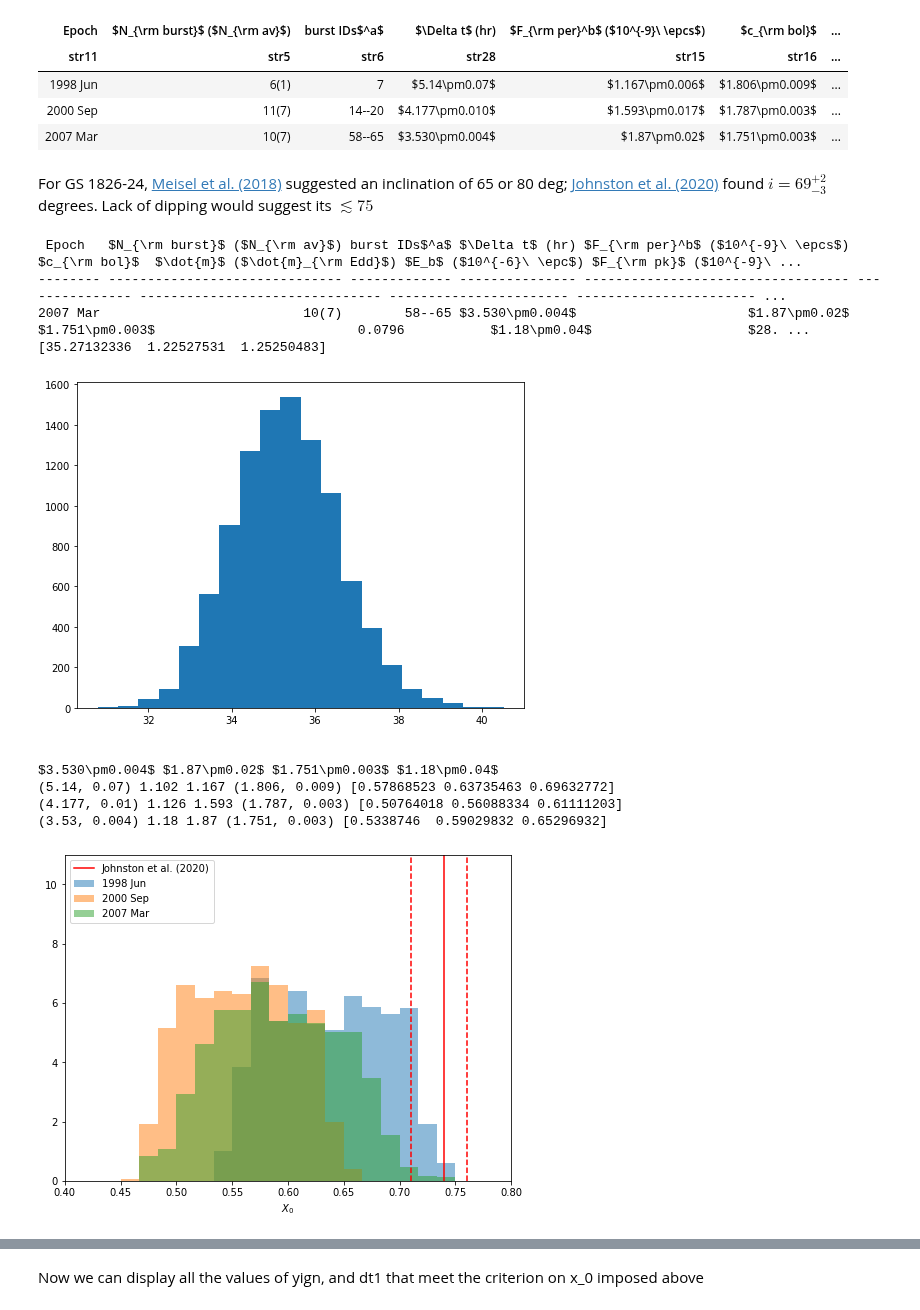
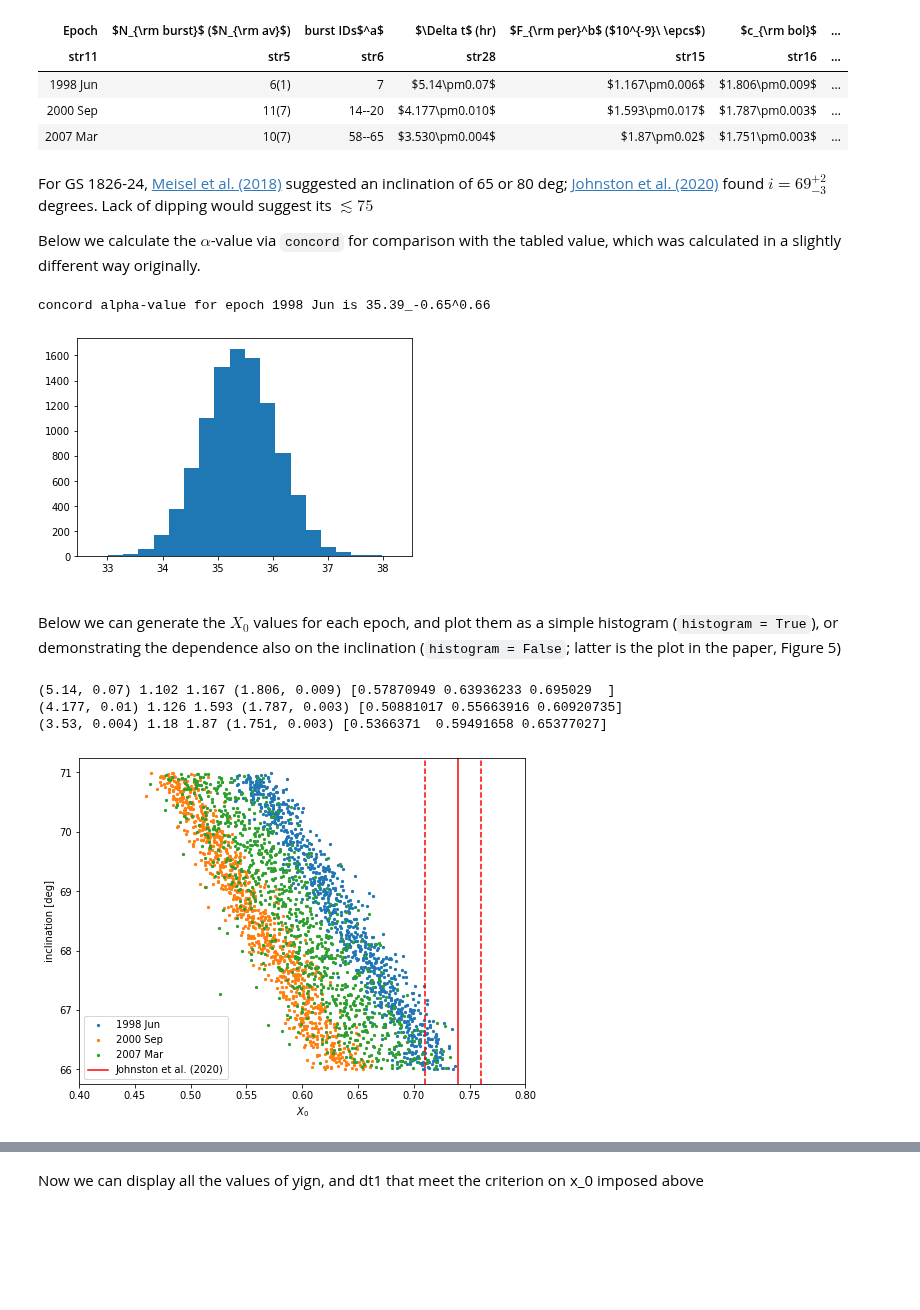
Before and after one commit to outs1der/concord, a Jupyter notebook: Inferring burster properties.ipynb, the cells around one changed output, grey strips where cells are left out. Saved outputs shown, nothing was run; the diff lists cells and outputs as text; code cells hidden in the pictures; blank space fills up the shorter version.

```diff
--- a/Inferring burster properties.ipynb
+++ b/Inferring burster properties.ipynb
@@ -662,35 +629,36 @@ Table length=3
 | 2007 Mar | 10(7) | 58--65 | $3.530\pm0.004$ | $1.87\pm0.02$ | $1.751\pm0.003$ | ... |
 # %% [markdown]
 For GS 1826-24, [Meisel et al. (2018)](https://ui.adsabs.harvard.edu/abs/2018ApJ...860..147M) suggested an inclination of 65 or 80 deg; [Johnston et al. (2020)](https://ui.adsabs.harvard.edu/abs/2020MNRAS.494.4576J) found $i = 69^{+2}_{-3}$ degrees. Lack of dipping would suggest its $\lesssim75$
+
+Below we calculate the $\alpha$-value via `concord` for comparison with the tabled value, which was calculated in a slightly different way originally.
 # %%
-print (obs.table[i])
+# print (obs.table[i])
 
 tdel = cd.decode_LaTeX(obs.table[i][3])
 fper, e_fper = cd.decode_LaTeX(obs.table[i][4])
 fluen, fluene  = cd.decode_LaTeX(obs.table[i][7])
 bc, bce = cd.decode_LaTeX(obs.table[i][5])
 
 alpha = cd.alpha(tdel, (fluen, fluene), (fper, e_fper), c_bol=(bc, bce),
                     fulldist=True,nsamp=10000)
 
 with quantity_support():
     plt.hist(alpha['alpha'].distribution,bins=20)
 
 result = cd.intvl_to_errors( np.percentile(alpha['alpha'].distribution, [50, 50-cd.CONF/2., 50+cd.CONF/2.]))
-print (result)
+
+print ("concord alpha-value for epoch {} is {:.2f}_{:.2f}^{:.2f}".format(
+    obs.table[i][0],result[0],-result[1],result[2]))
 # %% [output]
- Epoch   $N_{\rm burst}$ ($N_{\rm av}$) burst IDs$^a$ $\Delta t$ (hr) $F_{\rm per}^b$ ($10^{-9}\ \epcs$)  $c_{\rm bol}$  $\dot{m}$ ($\dot{m}_{\rm Edd}$) $E_b$ ($10^{-6}\ \epc$) $F_{\rm pk}$ ($10^{-9}\ ...
--------- ------------------------------ ------------- --------------- ---------------------------------- --------------- ------------------------------- ----------------------- ----------------------- ...
-2007 Mar                          10(7)        58--65 $3.530\pm0.004$                      $1.87\pm0.02$ $1.751\pm0.003$                          0.0796           $1.18\pm0.04$                    $28. ...
-[35.27132336  1.22527531  1.25250483]
+concord alpha-value for epoch 1998 Jun is 35.39_-0.65^0.66
-[figure, old version]
+[figure, new version]
+# %% [markdown]
+Below we can generate the $X_0$ values for each epoch, and plot them as a simple histogram (`histogram = True`), or demonstrating the dependence also on the inclination (`histogram = False`; latter is the plot in the paper, Figure 5)
 # %%
-print (obs.table[i][3], obs.table[i][4], obs.table[i][5], obs.table[i][7])
-
 # Loop over the three epochs and determine the X_0 distribution for each one, comparing with
 # Johnston et al. 20
 
-histogram = True # can switch between histogram and scatter plot
+histogram = False # can switch between histogram and scatter plot
 
 plt.rcParams["figure.figsize"] = (8,6)
 
@@ -731,9 +699,8 @@ plt.legend()
 
 plt.savefig("fig1826.pdf", bbox_inches='tight')
 # %% [output]
-$3.530\pm0.004$ $1.87\pm0.02$ $1.751\pm0.003$ $1.18\pm0.04$
-(5.14, 0.07) 1.102 1.167 (1.806, 0.009) [0.57868523 0.63735463 0.69632772]
-(4.177, 0.01) 1.126 1.593 (1.787, 0.003) [0.50764018 0.56088334 0.61111203]
-(3.53, 0.004) 1.18 1.87 (1.751, 0.003) [0.5338746  0.59029832 0.65296932]
+(5.14, 0.07) 1.102 1.167 (1.806, 0.009) [0.57870949 0.63936233 0.695029  ]
+(4.177, 0.01) 1.126 1.593 (1.787, 0.003) [0.50881017 0.55663916 0.60920735]
+(3.53, 0.004) 1.18 1.87 (1.751, 0.003) [0.5366371  0.59491658 0.65377027]
-[figure, old version]
+[figure, new version]
 # %% [markdown]
```
Also changed, not shown: parts of 49 cells of this notebook.
